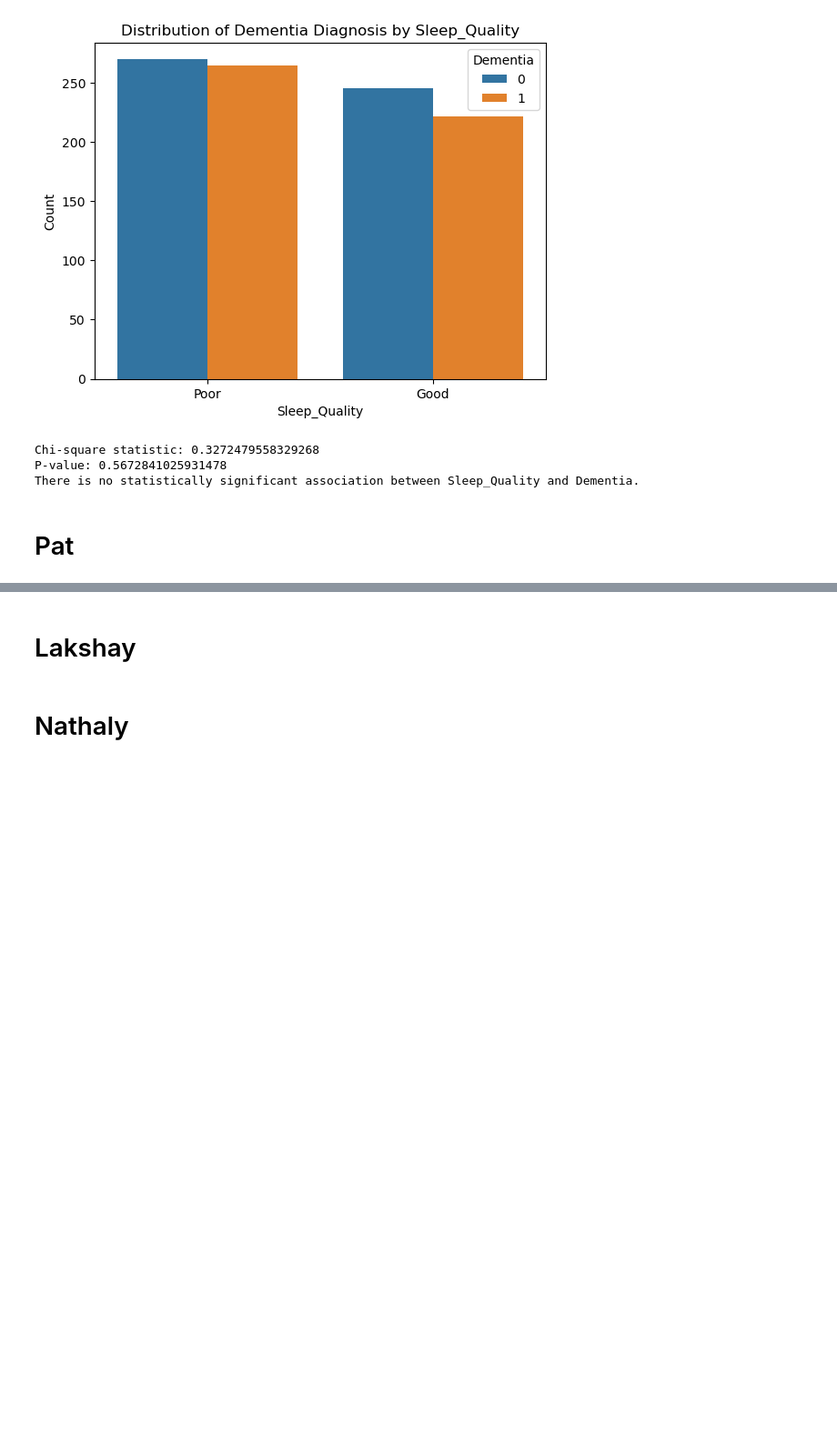
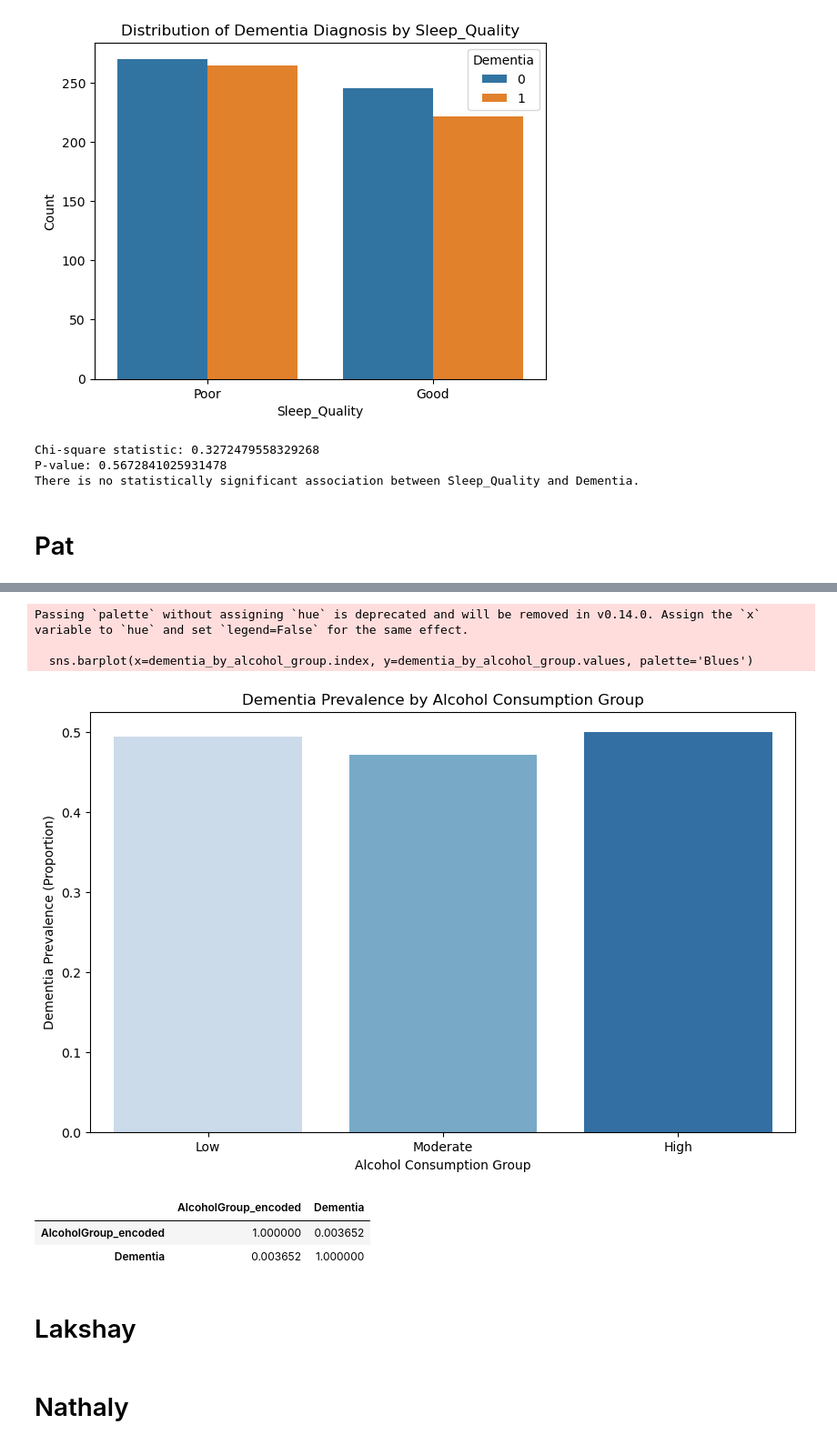
Before and after one commit to Feda2020/project_one_dementia, a Jupyter notebook: main.ipynb, the cells around one changed output, grey strips where cells are left out. Shown at 91% size. Saved outputs shown, nothing was run; the diff lists cells and outputs as text; code cells hidden in the pictures; blank space fills up the shorter version.

```diff
--- a/main.ipynb
+++ b/main.ipynb
@@ -288,3 +339,37 @@ There is no statistically significant association between Sleep_Quality and Deme
+# %%
+# Categories for Alcohol Consumption
+# Create alcohol consumption categories (low, moderate, high)
+bins_alcohol = [0, 0.05, 0.15, data['AlcoholLevel'].max()]
+labels_alcohol = ['Low','Moderate', 'High']
+data['AlcoholGroup'] = pd.cut(data['AlcoholLevel'], bins=bins_alcohol, labels=labels_alcohol)
+
+# Display the count of dementia cases in each alcohol consumption group
+dementia_by_alcohol_group = data.groupby('AlcoholGroup')['Dementia'].mean()
+
+# Visualizing the percentage of dementia in each alcohol consumption group
+plt.figure(figsize=(10, 6))
+sns.barplot(x=dementia_by_alcohol_group.index, y=dementia_by_alcohol_group.values, palette='Blues')
+plt.title('Dementia Prevalence by Alcohol Consumption Group')
+plt.xlabel('Alcohol Consumption Group')
+plt.ylabel('Dementia Prevalence (Proportion)')
+plt.show()
+
+# Encoding alcohol group as numeric for correlation analysis
+data['AlcoholGroup_encoded'] = data['AlcoholGroup'].cat.codes
+
+# Calculate the correlation between alcohol group and dementia
+correlation_alcohol_group = data[['AlcoholGroup_encoded', 'Dementia']].corr()
+
+# Output the correlation matrix
+correlation_alcohol_group
+# %% [output]
+Passing `palette` without assigning `hue` is deprecated and will be removed in v0.14.0. Assign the `x` variable to `hue` and set `legend=False` for the same effect.
+
+  sns.barplot(x=dementia_by_alcohol_group.index, y=dementia_by_alcohol_group.values, palette='Blues')
+[figure, added]
+|  | AlcoholGroup_encoded | Dementia |
+| AlcoholGroup_encoded | 1.000000 | 0.003652 |
+| Dementia | 0.003652 | 1.000000 |
 # %%
 # Example:
 # Does alcohol consumption level correlate with a higher risk of dementia when controlling for other variables
```
Also changed, not shown: parts of 4 cells of this notebook.
